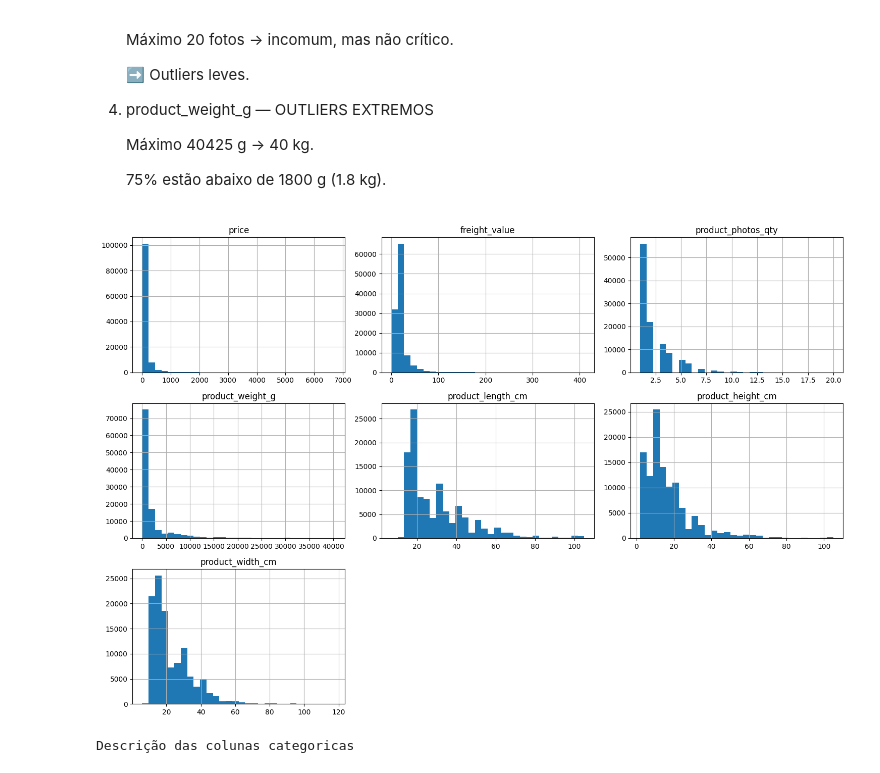
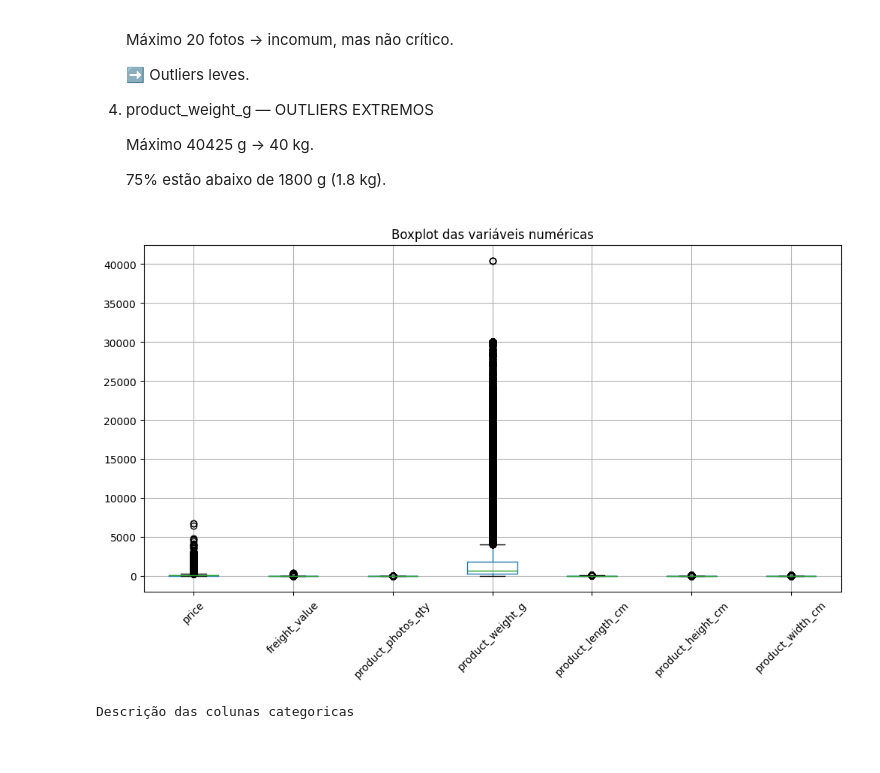
Before and after one commit to palaceIA/projeto-olist-e-commerce, a Jupyter notebook: notebook.ipynb, the cells around one changed output. Saved outputs shown, nothing was run; the diff lists cells and outputs as text; code cells hidden in the pictures.

```diff
--- a/notebook.ipynb
+++ b/notebook.ipynb
@@ -306,12 +306,13 @@ Descrição das colunas numericas
 
     75% estão abaixo de 1800 g (1.8 kg).
 # %%
-axes = df[numerics].hist(figsize=(15, 10), bins=30)
-fig = axes.flatten()[0].figure
-fig.tight_layout()
+plt.figure(figsize=(12, 6))
+df[numerics].boxplot()
+plt.xticks(rotation=45)
+plt.title("Boxplot das variáveis numéricas")
 plt.show()
 # %% [output]
-[figure, old version]
+[figure, new version]
 # %%
 print("Descrição das colunas categoricas")
 df[objects].describe()
```
Also changed, not shown: parts of 10 cells of this notebook, 1 other file.
